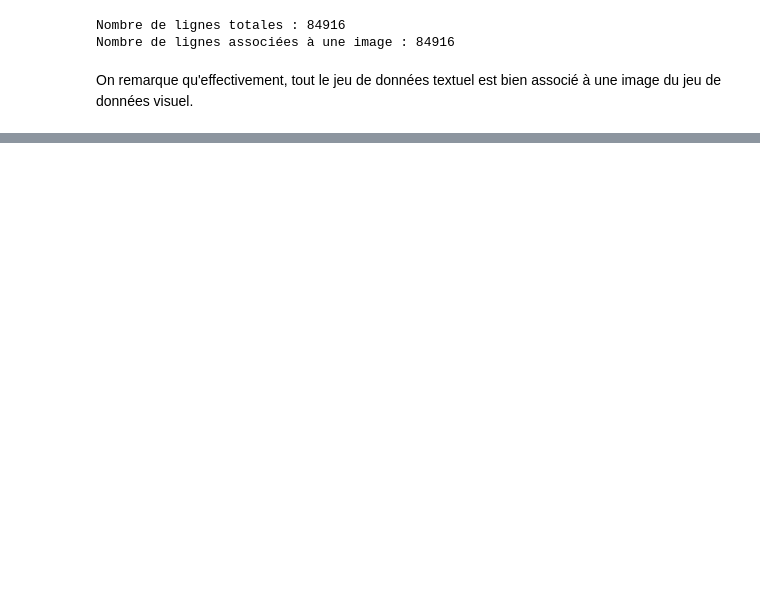
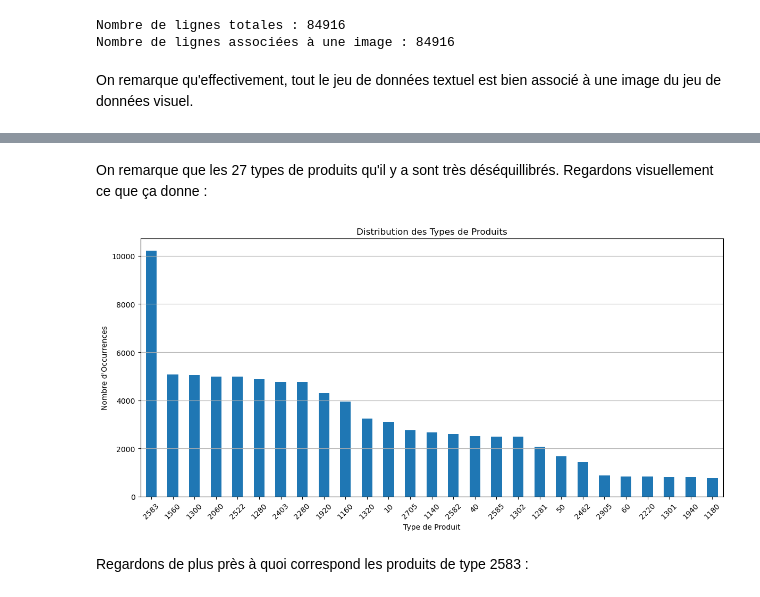
Before and after one commit to fibonaccos/rakuten-multimodal-classification, a Jupyter notebook: notebooks/projet_rakuten.ipynb, the cells around one changed output, grey strips where cells are left out. Drawn from its saved outputs; the diff is of its cells as text; code cells hidden in the pictures; blank space fills up the shorter version.

```diff
--- a/notebooks/projet_rakuten.ipynb
+++ b/notebooks/projet_rakuten.ipynb
@@ -141,0 +146,6 @@ On remarque qu'effectivement, tout le jeu de données textuel est bien associé
+# %%
+# Compter le nombre d'occurrences de chaque type de produit
+type_counts = Y_train['prdtypecode'].value_counts()
+
+print(f"Nombre de types de produits : {len(type_counts)}\n")
+print(type_counts)
@@ -141,0 +170,19 @@ On remarque qu'effectivement, tout le jeu de données textuel est bien associé
+# %% [markdown]
+On remarque que les 27 types de produits qu'il y a sont très déséquillibrés. Regardons visuellement ce que ça donne :
+# %%
+# Créer l'histogramme
+plt.figure(figsize=(12, 6))
+type_counts.plot(kind='bar')
+plt.title('Distribution des Types de Produits')
+plt.xlabel('Type de Produit')
+plt.ylabel('Nombre d\'Occurrences')
+plt.xticks(rotation=45)
+plt.grid(axis='y')
+
+# Afficher le graphique
+plt.tight_layout()
+plt.show()
+# %% [output]
+[figure, added]
+# %% [markdown]
+Regardons de plus près à quoi correspond les produits de type 2583 :
```
Also changed, not shown: parts of 15 cells of this notebook.
